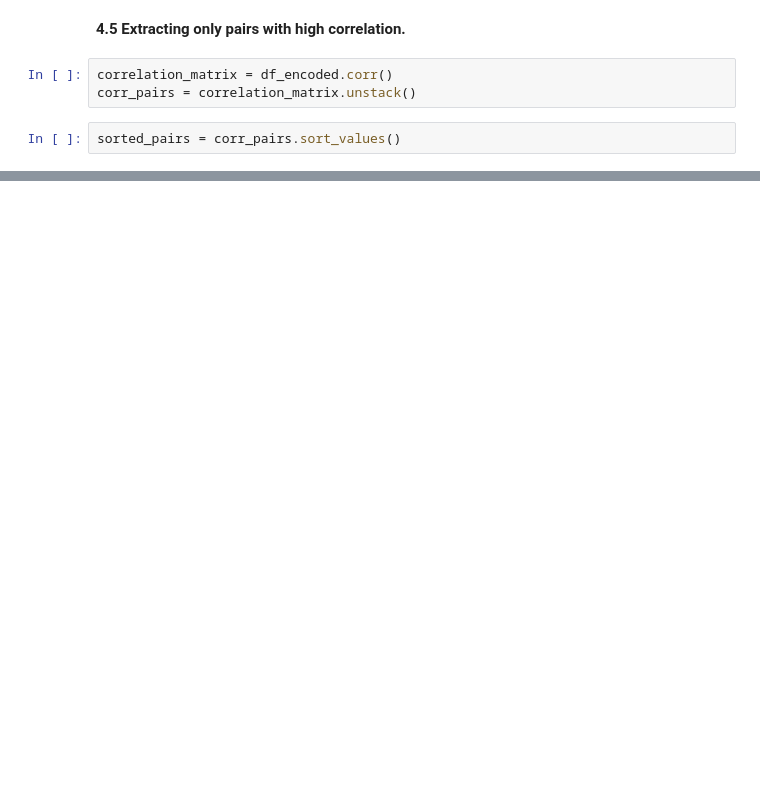
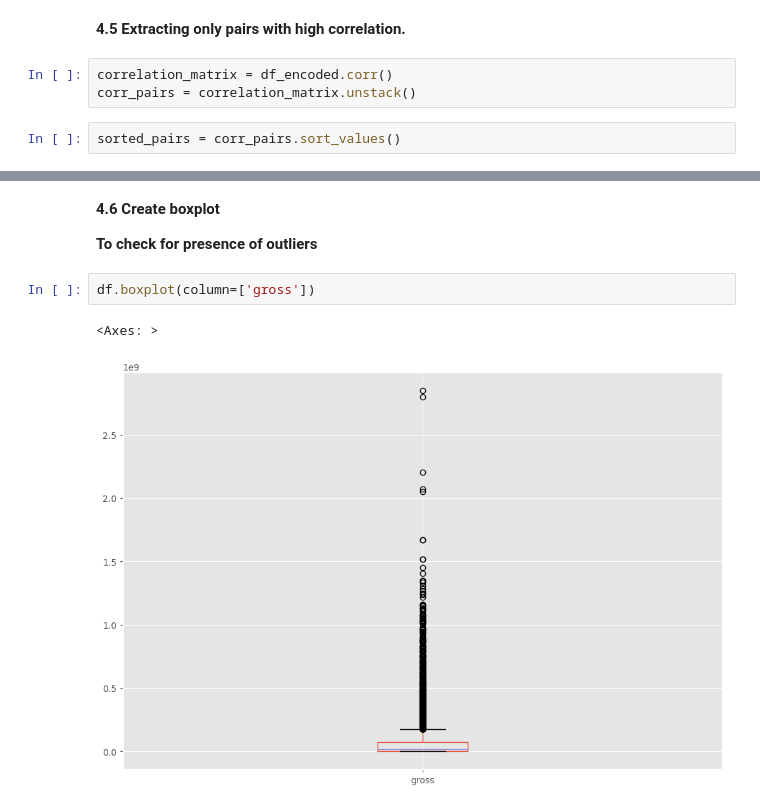
Before and after one commit to sheeksha/Python-Programming, a Jupyter notebook: Correlation on Movie Industry dataset.ipynb, the cells around one changed output, grey strips where cells are left out. Saved outputs shown, nothing was run; the diff lists cells and outputs as text; blank space fills up the shorter version.

```diff
--- a/Correlation on Movie Industry dataset.ipynb
+++ b/Correlation on Movie Industry dataset.ipynb
@@ -358 +428,10 @@ gross   budget    0.750157
 dtype: float64
+# %% [markdown]
+**4.6 Create boxplot** <a name="create-boxplot"></a>
+
+**To check for presence of outliers**
+# %%
+df.boxplot(column=['gross'])
+# %% [output]
+<Axes: >
+[figure, added]
```
Also changed, not shown: parts of 17 cells of this notebook.
